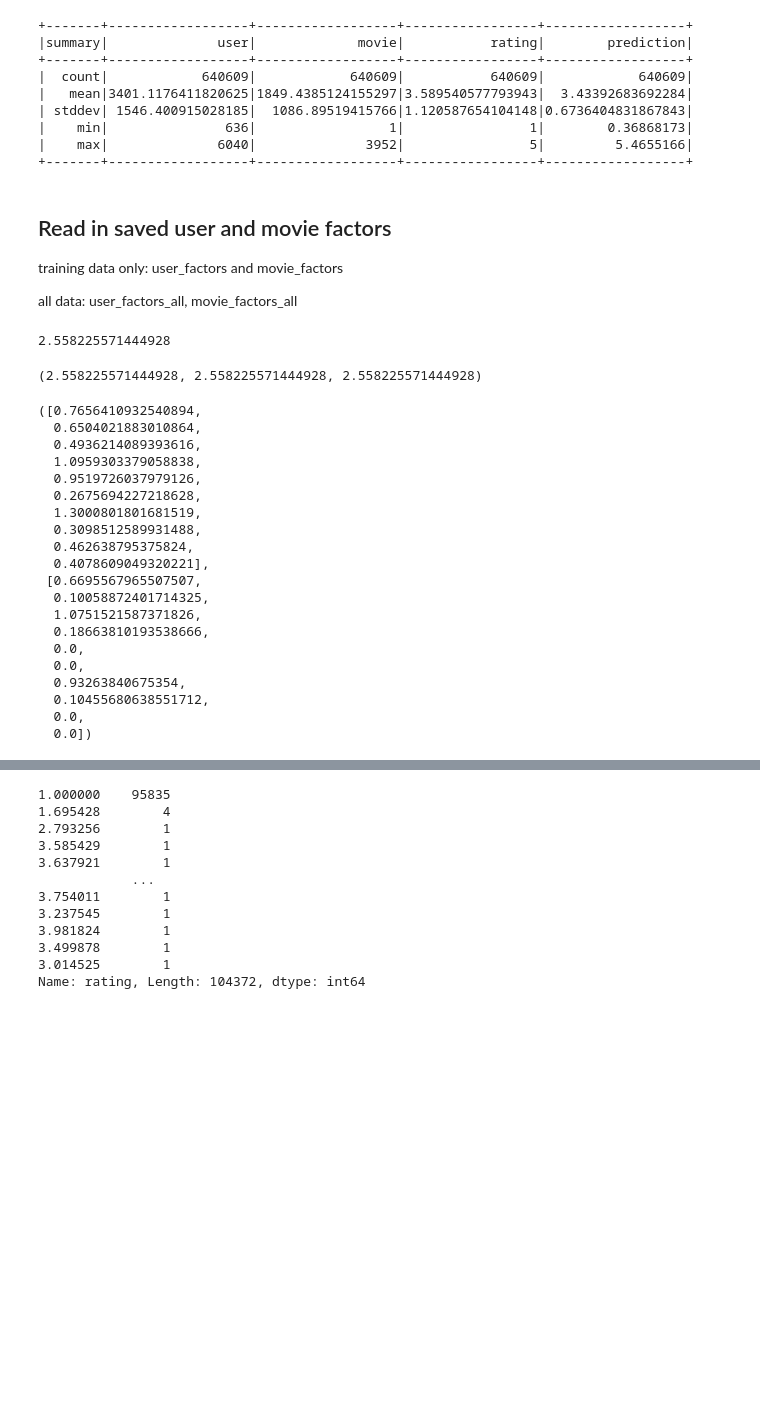
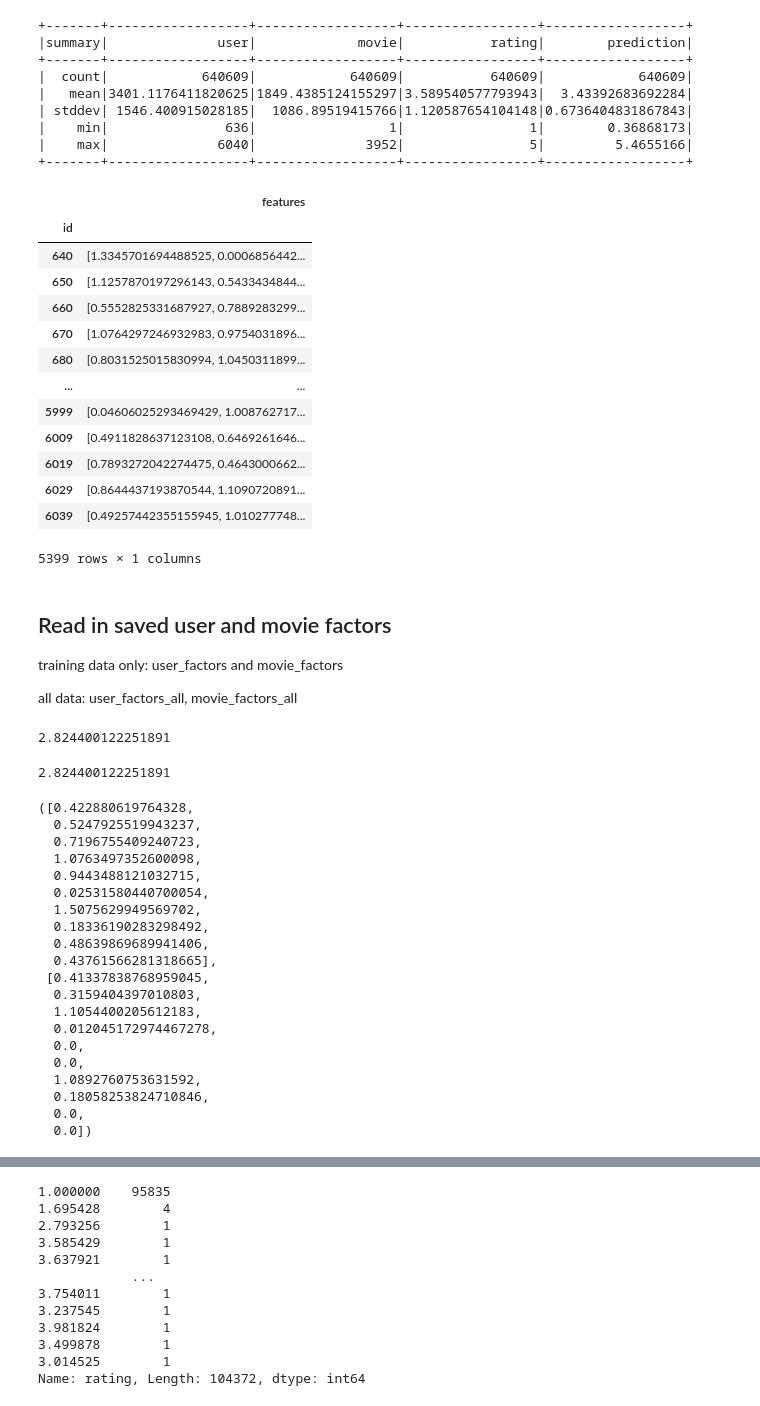
Before and after one commit to mkpetterson/recommender_study, a Jupyter notebook: maureen.ipynb, the cells around one changed output, grey strips where cells are left out. Drawn from its saved outputs; the diff is of its cells as text; code cells hidden in the pictures; blank space fills up the shorter version.

Commit message:
fixed prediction

```diff
--- a/maureen.ipynb
+++ b/maureen.ipynb
@@ -91,7 +98,7 @@ spark_df.show(5)
 +----+-----+------+
 only showing top 5 rows
 # %%
-#train, validation = spark_df.randomSplit([0.8, 0.2], seed=111)
+train, validation = spark_df.randomSplit([0.8, 0.2], seed=111)
 # %%
 num_users = train.select('user').distinct().count()
 num_movies = train.select('movie').distinct().count()
@@ -109,7 +116,7 @@ als_model = ALS(userCol='user',
 )
 # %%
 # Get predictions on all data
-recommender = als_model.fit(spark_df)
-predictions = recommender.transform(spark_df)
+recommender = als_model.fit(train)
+predictions = recommender.transform(train)
 predictions.show(5)
 # %% [output]
@@ -142,6 +152,24 @@ only showing top 5 rows
 
 # user_factors_df.to_csv('data/user_factors_all.csv')
 # movie_factors_df.to_csv('data/movie_factors_all.csv')
+# %%
+np.array(user_factors_df.loc[4958, 'features'])
+user_factors_df
+# %% [output]
+|  | features |
+| id |  |
+| 640 | [1.3345701694488525, 0.0006856442... |
+| 650 | [1.1257870197296143, 0.5433434844... |
+| 660 | [0.5552825331687927, 0.7889283299... |
+| 670 | [1.0764297246932983, 0.9754031896... |
+| 680 | [0.8031525015830994, 1.0450311899... |
+| ... | ... |
+| 5999 | [0.04606025293469429, 1.008762717... |
+| 6009 | [0.4911828637123108, 0.6469261646... |
+| 6019 | [0.7893272042274475, 0.4643000662... |
+| 6029 | [0.8644437193870544, 1.1090720891... |
+| 6039 | [0.49257442355155945, 1.010277748... |
+5399 rows × 1 columns
 # %% [markdown]
 ## Read in saved user and movie factors
 training data only: user_factors and movie_factors
@@ -184,40 +211,41 @@ def out_of_bounds(df):
 # Checking the function vs import from the csv.
 # Note that rerunning the model changes the latent features, which then changes the predicted rating.
 
-print(predicted_rating(4958, 1924))
-u = literal_eval(user_factors_df.loc[4958, 'features'])
-m = literal_eval(movie_factors_df.loc[1924, 'features'])
+# print(predicted_rating(4958, 1924))
+u = (user_factors_df.loc[4958, 'features'])
+m = (movie_factors_df.loc[1924, 'features'])
 
 u2 = recommender.userFactors.where('id == 4958').collect()[0]['features']
 m2 = recommender.itemFactors.where('id == 1924').collect()[0]['features']
 
-np.dot(np.array(u), np.array(m)), np.dot(u2, m2), predicted_rating(4958, 1924)
+print(np.dot(np.array(u), np.array(m)))
+predicted_rating(user_factors_df, movie_factors_df,4958, 1924)
 # %% [output]
-2.558225571444928
+2.824400122251891
-(2.558225571444928, 2.558225571444928, 2.558225571444928)
+2.824400122251891
 # %%
 u2 = recommender.userFactors.where('id == 4958').collect()[0]['features']
 m2 = recommender.itemFactors.where('id == 1924').collect()[0]['features']
 u2, m2
 # %% [output]
-([0.7656410932540894,
-  0.6504021883010864,
-  0.4936214089393616,
-  1.0959303379058838,
-  0.9519726037979126,
-  0.2675694227218628,
-  1.3000801801681519,
-  0.3098512589931488,
-  0.462638795375824,
-  0.4078609049320221],
- [0.6695567965507507,
-  0.10058872401714325,
-  1.0751521587371826,
-  0.18663810193538666,
+([0.422880619764328,
+  0.5247925519943237,
+  0.7196755409240723,
+  1.0763497352600098,
+  0.9443488121032715,
+  0.02531580440700054,
+  1.5075629949569702,
+  0.18336190283298492,
+  0.48639869689941406,
+  0.43761566281318665],
+ [0.41337838768959045,
+  0.3159404397010803,
+  1.1054400205612183,
+  0.012045172974467278,
   0.0,
   0.0,
-  0.93263840675354,
-  0.10455680638551712,
+  1.0892760753631592,
+  0.18058253824710846,
   0.0,
   0.0])
 # %%
```
Also changed, not shown: parts of 10 cells of this notebook.
